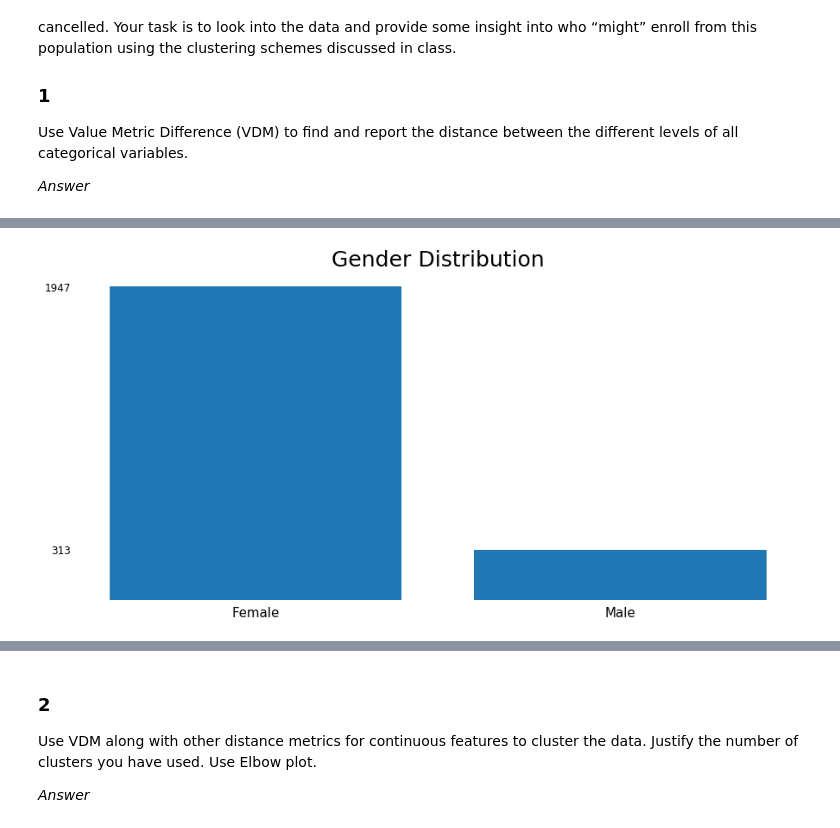
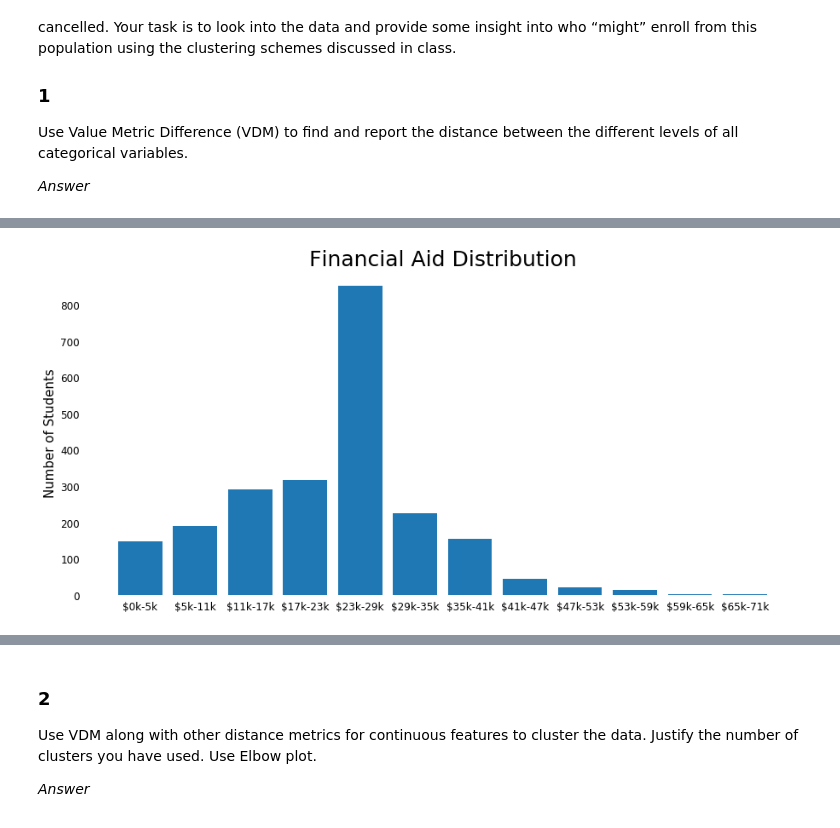
Before and after one commit to edalrami/machine-learning-hw3, a Jupyter notebook: MachineLearningHW3.ipynb, the cells around one changed output, grey strips where cells are left out. Saved outputs shown, nothing was run; the diff lists cells and outputs as text; code cells hidden in the pictures.

Commit message:
Finished Problem 2s classification and graphs. Started factorization of Problem 3.

```diff
--- a/MachineLearningHW3.ipynb
+++ b/MachineLearningHW3.ipynb
@@ -282,0 +302,15 @@ df
+# %%
+params = ['numYearAward', 'SexCode', 'MaritalCode', 'LeadCategoryCode',
+          'PrevEdCode', 'AdmRepName', 'ProgramCode', 'CitizenCode',
+          'IsHispanic', 'IsHispanic']
+prob = {}
+for param in params:
+    temp_1 = {}
+    temp_2 = {}
+    df[param] = pd.factorize(df[param].astype('category'))[0]
+    for val in list(df[param].unique()):
+        temp_1[val] = df[(df[param] == val) & (df['cancelFlag.x'] == 0)].shape[0]/df.shape[0]
+        temp_2[val] = df[(df[param] == val) & (df['cancelFlag.x'] == 1)].shape[0]/df.shape[0]
+    prob[param] = {
+        'not_cancel': temp_1,
+        'cancel': temp_2}
@@ -283,22 +328,29 @@ df
 # %%
+num_bar = 12
+delta = int((df['avgYearPack'].max() - df['avgYearPack'].min())/num_bar)
+bars = []
+for ii in range(num_bar):
+    bars.append(
+        df[
+            (df['avgYearPack'] >= ii*delta) & \
+            (df['avgYearPack'] <= (ii+1)*delta)].shape[0])
 fig, ax = plt.subplots(figsize=(15,7))
-plt.bar([1,2], list(df.SexCode.value_counts()))
-plt.title('Gender Distribution', fontsize=25)
+plt.bar(list(range(num_bar)), bars)
+plt.title('Financial Aid Distribution', fontsize=25)
+plt.ylabel('Number of Students', fontsize=15)
 ax.spines['right'].set_visible(False)
 ax.spines['top'].set_visible(False)
 ax.spines['bottom'].set_visible(False)
 ax.spines['left'].set_visible(False)
 ax.tick_params(bottom=False, left=False)
 fig.canvas.draw()
-plt.yticks(
-    list(df.SexCode.value_counts()),
-    [str(amt) for amt in list(df.SexCode.value_counts())],
-    fontsize=12)
 plt.xticks(
-    [1, 2],
-    ['Female', 'Male'],
-    fontsize=15
+    list(range(num_bar)),
+    [f'${str(int(ii*delta/1000))}k-{str(int((ii+1)*delta/1000))}k'
+         for ii in range(num_bar)],
+    fontsize=12
 )
+plt.yticks(fontsize=12)
 plt.show()
 # %% [output]
-[figure, old version]
+[figure, new version]
```
Also changed, not shown: parts of 20 cells of this notebook.
